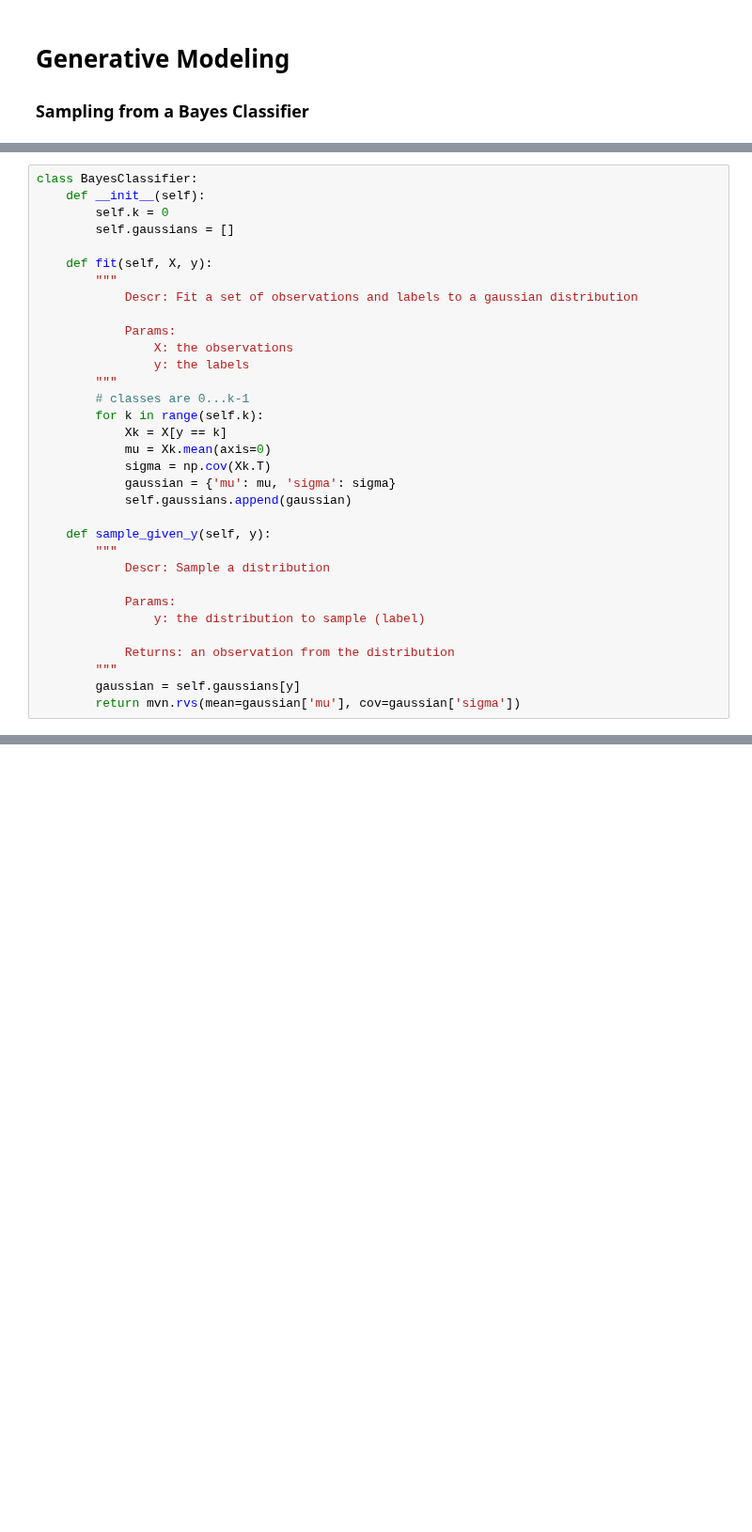
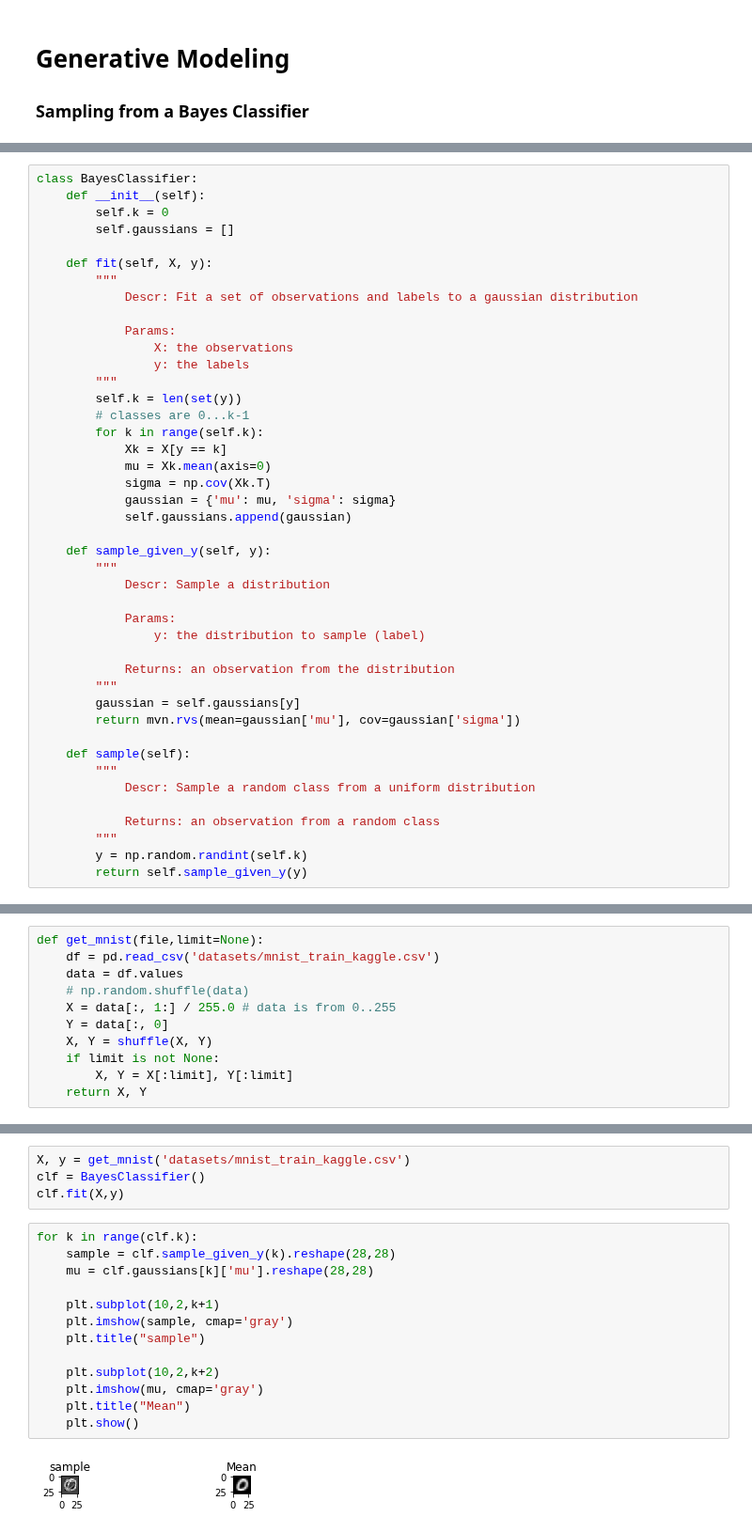
Before and after one commit to darrahts/deeplearning, a Jupyter notebook: GenerativeModeling.ipynb, the cells around one changed output, grey strips where cells are left out. Shown at 94% size. Drawn from its saved outputs; the diff is of its cells as text; blank space fills up the shorter version.

```diff
--- a/GenerativeModeling.ipynb
+++ b/GenerativeModeling.ipynb
@@ -20,6 +24,7 @@ class BayesClassifier:
                 X: the observations
                 y: the labels
         """
+        self.k = len(set(y))
         # classes are 0...k-1
         for k in range(self.k):
             Xk = X[y == k]
@@ -39,3 +44,12 @@ class BayesClassifier:
         """
         gaussian = self.gaussians[y]
         return mvn.rvs(mean=gaussian['mu'], cov=gaussian['sigma'])
+
+    def sample(self):
+        """
+            Descr: Sample a random class from a uniform distribution
+
+            Returns: an observation from a random class
+        """
+        y = np.random.randint(self.k)
+        return self.sample_given_y(y)
@@ -41,0 +58,11 @@ class BayesClassifier:
+# %%
+def get_mnist(file,limit=None):
+    df = pd.read_csv('datasets/mnist_train_kaggle.csv')
+    data = df.values
+    # np.random.shuffle(data)
+    X = data[:, 1:] / 255.0 # data is from 0..255
+    Y = data[:, 0]
+    X, Y = shuffle(X, Y)
+    if limit is not None:
+        X, Y = X[:limit], Y[:limit]
+    return X, Y
@@ -41,0 +71,19 @@ class BayesClassifier:
+# %%
+X, y = get_mnist('datasets/mnist_train_kaggle.csv')
+clf = BayesClassifier()
+clf.fit(X,y)
+# %%
+for k in range(clf.k):
+    sample = clf.sample_given_y(k).reshape(28,28)
+    mu = clf.gaussians[k]['mu'].reshape(28,28)
+
+    plt.subplot(10,2,k+1)
+    plt.imshow(sample, cmap='gray')
+    plt.title("sample")
+
+    plt.subplot(10,2,k+2)
+    plt.imshow(mu, cmap='gray')
+    plt.title("Mean")
+    plt.show()
+# %% [output]
+[figure, added]
```
Also changed, not shown: parts of 7 cells of this notebook.
